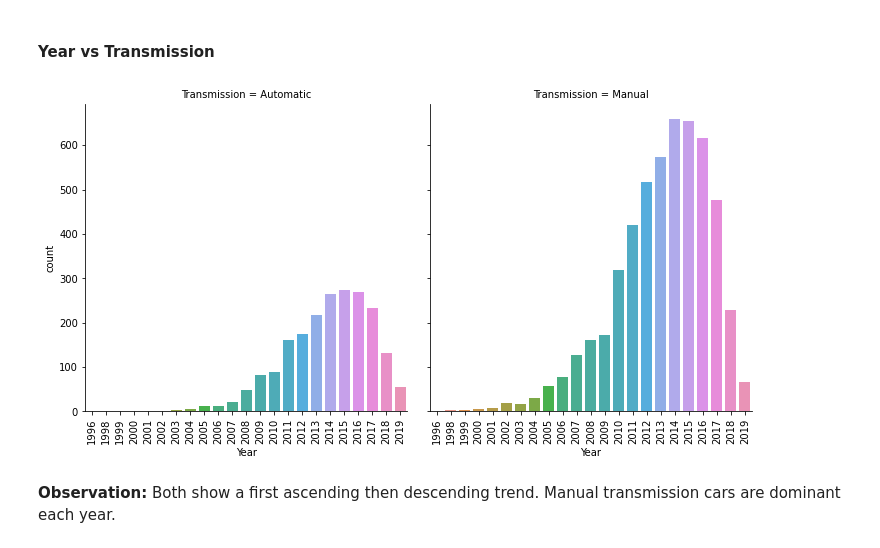
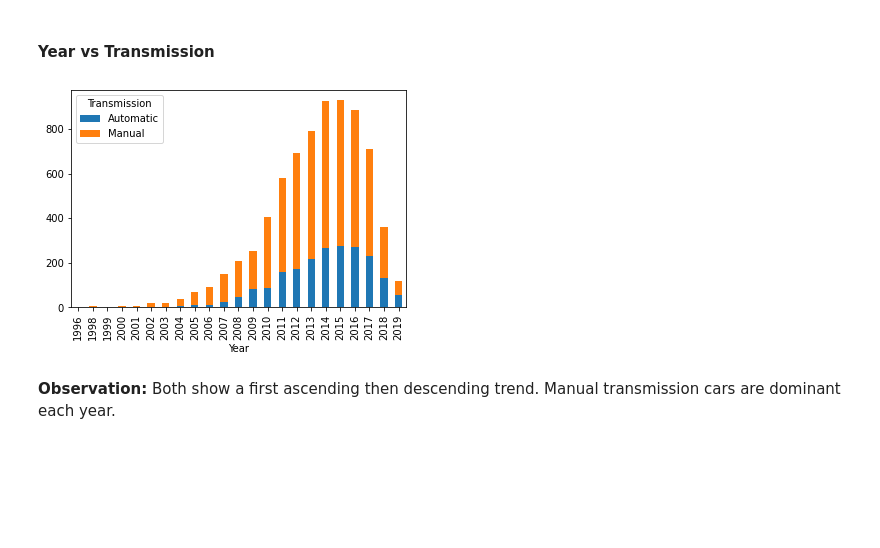
Before and after one commit to liangym2014/Data-science-and-machine-learning, a Jupyter notebook: 2.Cars4U_Project_Solution_Yanming.ipynb, the cells around one changed output. Drawn from its saved outputs; the diff is of its cells as text; code cells hidden in the pictures; blank space fills up the shorter version.

Commit message:
Modify "Conclusion and recommendation". Modify "Price vs Year" and "Year vs Transmission" in EDA.

```diff
--- a/2.Cars4U_Project_Solution_Yanming.ipynb
+++ b/2.Cars4U_Project_Solution_Yanming.ipynb
@@ -715,10 +715,9 @@ df.loc[df.Fuel_Type == 'Electric']  # only two electric cars
 # %% [markdown]
 #### Year vs Transmission
 # %%
-g = sns.catplot(x = 'Year', data = df, kind = 'count', col = 'Transmission');
-g.set_xticklabels(rotation = 90);
+pd.crosstab(index = df['Year'], columns = df['Transmission']).plot(kind = 'bar', stacked = True);
 # %% [output]
-[figure, old version]
+[figure, new version]
 # %% [markdown]
 **Observation:** Both show a first ascending then descending trend. Manual transmission cars are dominant each year.
 # %% [markdown]
```
Also changed, not shown: parts of 10 cells of this notebook.
